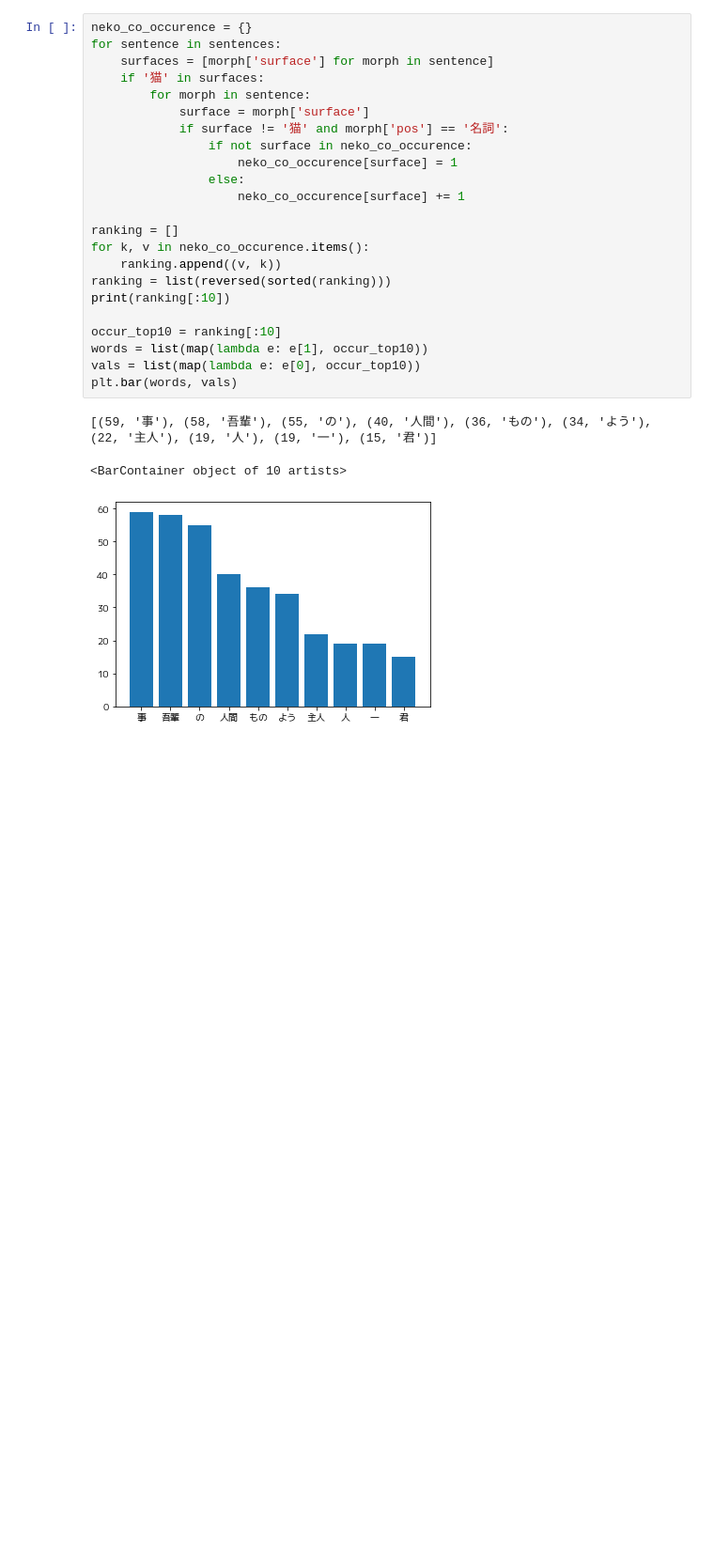
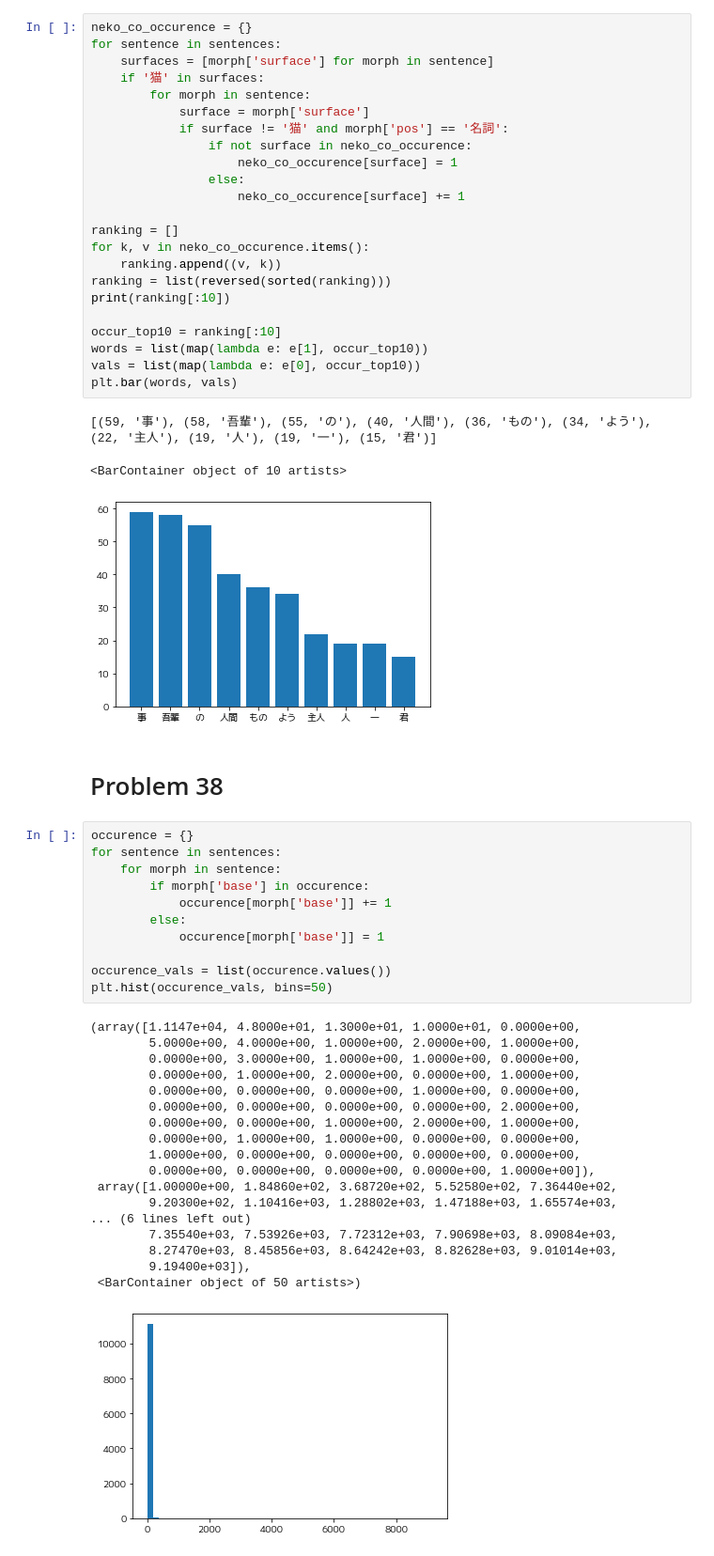
Before and after one commit to Tagussan/NLP100, a Jupyter notebook: NLP100_sec4.ipynb, the cells around one changed output. Shown at 94% size. Drawn from its saved outputs; the diff is of its cells as text; blank space fills up the shorter version.

```diff
--- a/NLP100_sec4.ipynb
+++ b/NLP100_sec4.ipynb
@@ -153,3 +153,35 @@ plt.bar(words, vals)
 [(59, '事'), (58, '吾輩'), (55, 'の'), (40, '人間'), (36, 'もの'), (34, 'よう'), (22, '主人'), (19, '人'), (19, '一'), (15, '君')]
 <BarContainer object of 10 artists>
 [figure]
+# %% [markdown]
+# Problem 38
+# %%
+occurence = {}
+for sentence in sentences:
+    for morph in sentence:
+        if morph['base'] in occurence:
+            occurence[morph['base']] += 1
+        else:
+            occurence[morph['base']] = 1
+
+occurence_vals = list(occurence.values())
+plt.hist(occurence_vals, bins=50)
+# %% [output]
+(array([1.1147e+04, 4.8000e+01, 1.3000e+01, 1.0000e+01, 0.0000e+00,
+        5.0000e+00, 4.0000e+00, 1.0000e+00, 2.0000e+00, 1.0000e+00,
+        0.0000e+00, 3.0000e+00, 1.0000e+00, 1.0000e+00, 0.0000e+00,
+        0.0000e+00, 1.0000e+00, 2.0000e+00, 0.0000e+00, 1.0000e+00,
+        0.0000e+00, 0.0000e+00, 0.0000e+00, 1.0000e+00, 0.0000e+00,
+        0.0000e+00, 0.0000e+00, 0.0000e+00, 0.0000e+00, 2.0000e+00,
+        0.0000e+00, 0.0000e+00, 1.0000e+00, 2.0000e+00, 1.0000e+00,
+        0.0000e+00, 1.0000e+00, 1.0000e+00, 0.0000e+00, 0.0000e+00,
+        1.0000e+00, 0.0000e+00, 0.0000e+00, 0.0000e+00, 0.0000e+00,
+        0.0000e+00, 0.0000e+00, 0.0000e+00, 0.0000e+00, 1.0000e+00]),
+ array([1.00000e+00, 1.84860e+02, 3.68720e+02, 5.52580e+02, 7.36440e+02,
+        9.20300e+02, 1.10416e+03, 1.28802e+03, 1.47188e+03, 1.65574e+03,
+... (6 lines left out)
+        7.35540e+03, 7.53926e+03, 7.72312e+03, 7.90698e+03, 8.09084e+03,
+        8.27470e+03, 8.45856e+03, 8.64242e+03, 8.82628e+03, 9.01014e+03,
+        9.19400e+03]),
+ <BarContainer object of 50 artists>)
+[figure, added]
```
Also changed, not shown: parts of 3 cells of this notebook.
